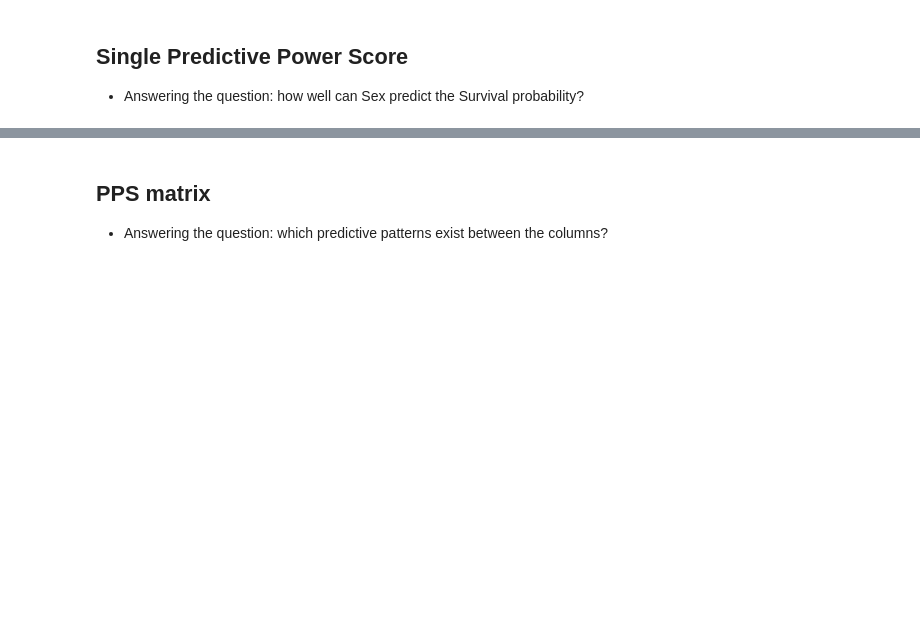
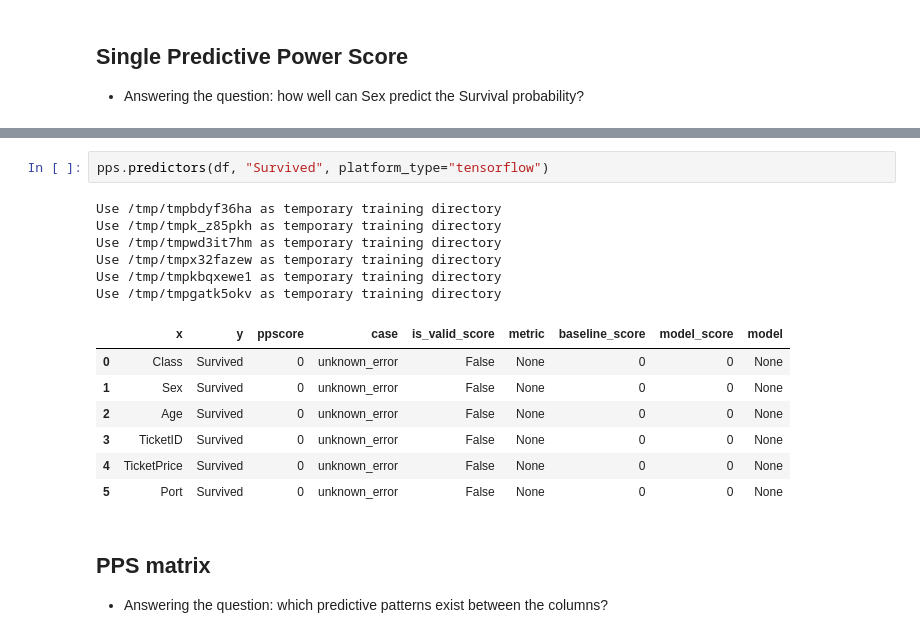
Before and after one commit to 8080labs/ppscore, a Jupyter notebook: examples/titanic_dataset.ipynb, the cells around one changed output, grey strips where cells are left out. Cells and saved outputs as stored; diff of their text form; blank space fills up the shorter version.

```diff
--- a/examples/titanic_dataset.ipynb
+++ b/examples/titanic_dataset.ipynb
@@ -41,3 +51,19 @@ pps.score(df, "Sex", "Survived")
+# %%
+pps.predictors(df, "Survived", platform_type="tensorflow")
+# %% [output]
+Use /tmp/tmpbdyf36ha as temporary training directory
+Use /tmp/tmpk_z85pkh as temporary training directory
+Use /tmp/tmpwd3it7hm as temporary training directory
+Use /tmp/tmpx32fazew as temporary training directory
+Use /tmp/tmpkbqxewe1 as temporary training directory
+Use /tmp/tmpgatk5okv as temporary training directory
+|  | x | y | ppscore | case | is_valid_score | metric | baseline_score | model_score | model |
+| 0 | Class | Survived | 0 | unknown_error | False | None | 0 | 0 | None |
+| 1 | Sex | Survived | 0 | unknown_error | False | None | 0 | 0 | None |
+| 2 | Age | Survived | 0 | unknown_error | False | None | 0 | 0 | None |
+| 3 | TicketID | Survived | 0 | unknown_error | False | None | 0 | 0 | None |
+| 4 | TicketPrice | Survived | 0 | unknown_error | False | None | 0 | 0 | None |
+| 5 | Port | Survived | 0 | unknown_error | False | None | 0 | 0 | None |
 # %% [markdown]
 ## PPS matrix
 - Answering the question: which predictive patterns exist between the columns?
```
Also changed, not shown: parts of 5 cells of this notebook, 5 other files.
